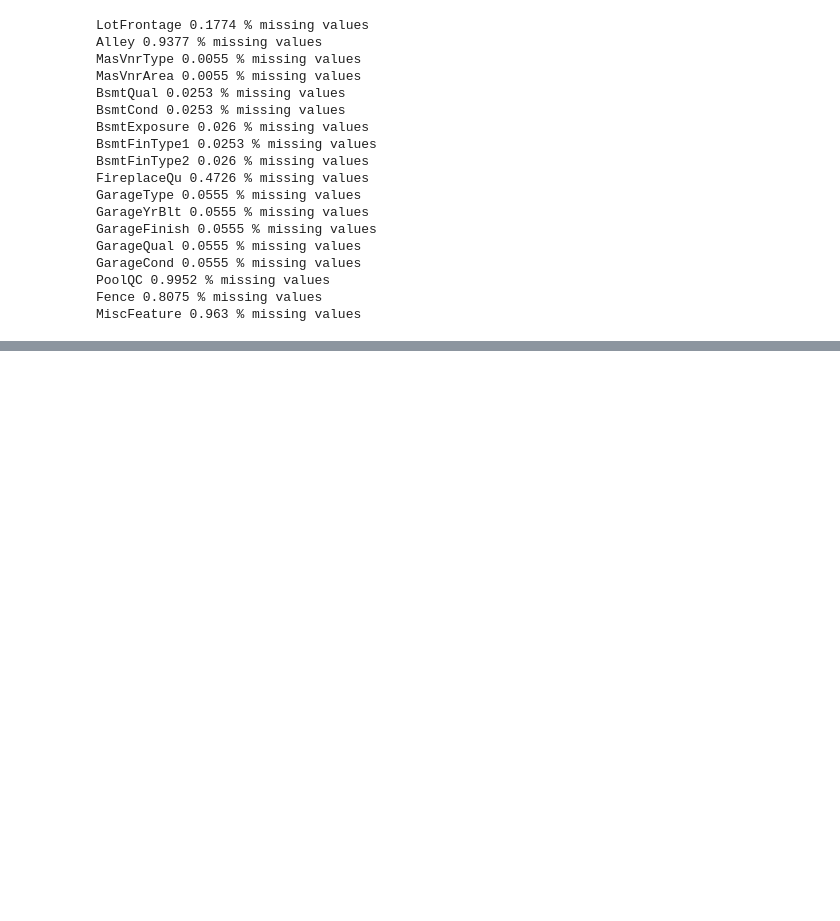
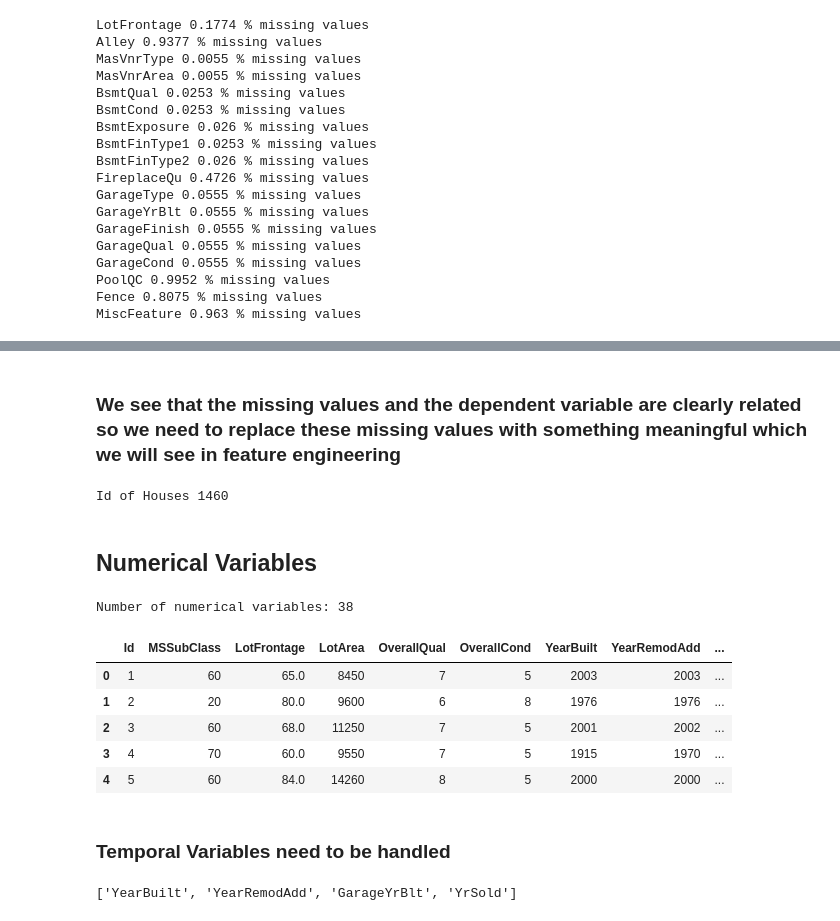
Before and after one commit to Yashashvi65/Advanced_House_Price_Prediction, a Jupyter notebook: Untitled.ipynb, the cells around one changed output, grey strips where cells are left out. Cells and saved outputs as stored; diff of their text form; code cells hidden in the pictures; blank space fills up the shorter version.

```diff
--- a/Untitled.ipynb
+++ b/Untitled.ipynb
@@ -64,0 +88,27 @@ MiscFeature 0.963 % missing values
+# %% [markdown]
+### We see that the missing values and the dependent variable are clearly related so we need to replace these missing values with something meaningful which we will see in feature engineering
+# %%
+print("Id of Houses {}".format(len(dataset.Id)))
+# %% [output]
+Id of Houses 1460
+# %% [markdown]
+## Numerical Variables
+# %%
+numerical_features=[feature for feature in dataset.columns if dataset[feature].dtype !='O']
+print("Number of numerical variables:",len(numerical_features))
+dataset[numerical_features].head()
+# %% [output]
+Number of numerical variables: 38
+|  | Id | MSSubClass | LotFrontage | LotArea | OverallQual | OverallCond | YearBuilt | YearRemodAdd | ... |
+| 0 | 1 | 60 | 65.0 | 8450 | 7 | 5 | 2003 | 2003 | ... |
+| 1 | 2 | 20 | 80.0 | 9600 | 6 | 8 | 1976 | 1976 | ... |
+| 2 | 3 | 60 | 68.0 | 11250 | 7 | 5 | 2001 | 2002 | ... |
+| 3 | 4 | 70 | 60.0 | 9550 | 7 | 5 | 1915 | 1970 | ... |
+| 4 | 5 | 60 | 84.0 | 14260 | 8 | 5 | 2000 | 2000 | ... |
+# %% [markdown]
+### Temporal Variables need to be handled
+# %%
+year_feature=[feature for feature in numerical_features if 'Yr' in feature or 'Year' in feature]
+year_feature
+# %% [output]
+['YearBuilt', 'YearRemodAdd', 'GarageYrBlt', 'YrSold']
```
Also changed, not shown: parts of 4 cells of this notebook.
